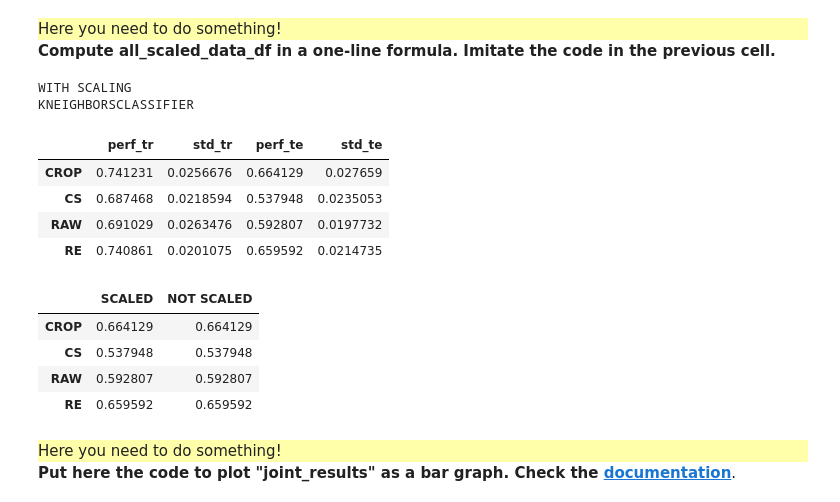
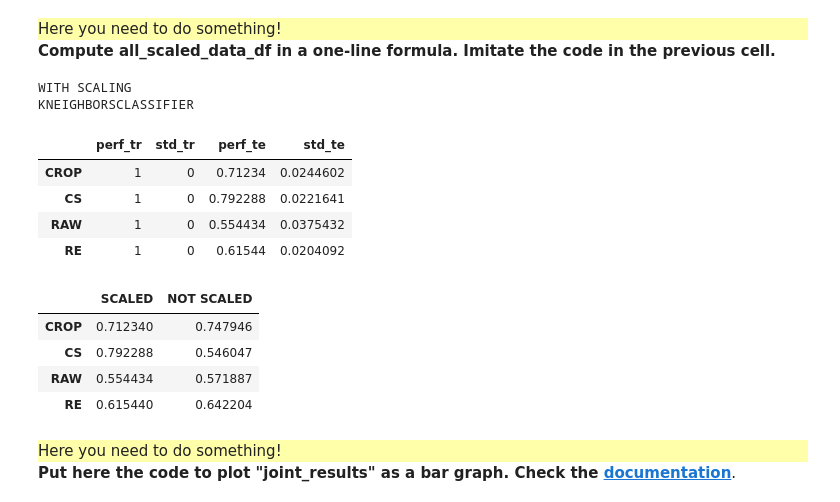
Before and after one commit to LiliZr/info232, a Jupyter notebook: TP2/TP2.ipynb, the cells around one changed output. Drawn from its saved outputs; the diff is of its cells as text; code cells hidden in the pictures.

```diff
--- a/TP2/TP2.ipynb
+++ b/TP2/TP2.ipynb
@@ -166,8 +166,7 @@ df.head().style.background_gradient(cmap='Blues')
 </div>
 <b>Standardize the columns of "df", EXCEPT THE LAST ONE.</b>
 # %%
-df_prime = df.loc[:, df.columns != 'fruit']
-df_scaled = (df-df_prime.mean())/(df_prime.std())
-df_scaled['fruit'] = df['fruit']
+df_scaled = (df-df.mean())/(df.std())
+df_scaled.iloc[:,-1] = df.iloc[:,-1]
 df_scaled
 # %% [output]
@@ -227,10 +226,8 @@ Test your function with the same dataframe as in the previous questions and use
 # %%
 # Replace by your own code:
 def standardize_df(df):
-    '''Standardize all the columns except the last one (target values).'''
-    df_prime = df.loc[:, df.columns != 'fruit']
-    df_scaled = (df-df_prime.mean())/(df_prime.std())
-    df_scaled['fruit'] = df['fruit']
+    df_scaled = (df-df.mean())/(df.std())
+    df_scaled.iloc[:,-1] = df.iloc[:,-1]
     return df_scaled
 
 df_scaled2 = standardize_df(df)
@@ -291,6 +292,6 @@ Try to reason why this might be.
 </div>
 <b>Make necessary changes; USE THE DOCUMENTATION OF SCIKIT LEARN (do not copy on your neighbor).</b>
 # %%
-from sklearn.neighbors import KNeighborsClassifier  # Replace that by nearest neighbors
+from sklearn.neighbors import KNeighborsClassifier # Replace that by nearest neighbors
 from sklearn.metrics import balanced_accuracy_score as sklearn_metric # Replace that by balanced accuracy
-sklearn_model = KNeighborsClassifier() # Replace by ONE nearest neighbor
+sklearn_model = KNeighborsClassifier(n_neighbors=1)
@@ -333,19 +341,19 @@ What do you observe by comparing the accuracy on training data and on test data?
 </div>
 <b>Compute all_scaled_data_df in a one-line formula. Imitate the code in the previous cell.</b>
 # %%
-all_scaled_data_df = [pd.read_csv(file) for file in data_list] # CHANGE THIS!
+all_scaled_data_df = [standardize_df(df) for df in all_data_df]
 
 print('WITH SCALING')
 result_scaling = systematic_data_experiment(data_name, all_scaled_data_df, sklearn_model, sklearn_metric)
 result_scaling.style.background_gradient(cmap='Blues')
 # %% [output]
 WITH SCALING
 KNEIGHBORSCLASSIFIER
 |  | perf_tr | std_tr | perf_te | std_te |
-| CROP | 0.741231 | 0.0256676 | 0.664129 | 0.027659 |
-| CS | 0.687468 | 0.0218594 | 0.537948 | 0.0235053 |
-| RAW | 0.691029 | 0.0263476 | 0.592807 | 0.0197732 |
-| RE | 0.740861 | 0.0201075 | 0.659592 | 0.0214735 |
+| CROP | 1 | 0 | 0.71234 | 0.0244602 |
+| CS | 1 | 0 | 0.792288 | 0.0221641 |
+| RAW | 1 | 0 | 0.554434 | 0.0375432 |
+| RE | 1 | 0 | 0.61544 | 0.0204092 |
 # %%
 # This is how to collect the test results in a single dataframe
 joint_results = pd.DataFrame()
@@ -354,10 +362,10 @@ joint_results['NOT SCALED'] = result_noscaling.perf_te
 joint_results
 # %% [output]
 |  | SCALED | NOT SCALED |
-| CROP | 0.664129 | 0.664129 |
-| CS | 0.537948 | 0.537948 |
-| RAW | 0.592807 | 0.592807 |
-| RE | 0.659592 | 0.659592 |
+| CROP | 0.712340 | 0.747946 |
+| CS | 0.792288 | 0.546047 |
+| RAW | 0.554434 | 0.571887 |
+| RE | 0.615440 | 0.642204 |
 # %% [markdown]
 <div style="background:#FFFFAA">
     Here you need to do something!
```
Also changed, not shown: parts of 18 cells of this notebook.
